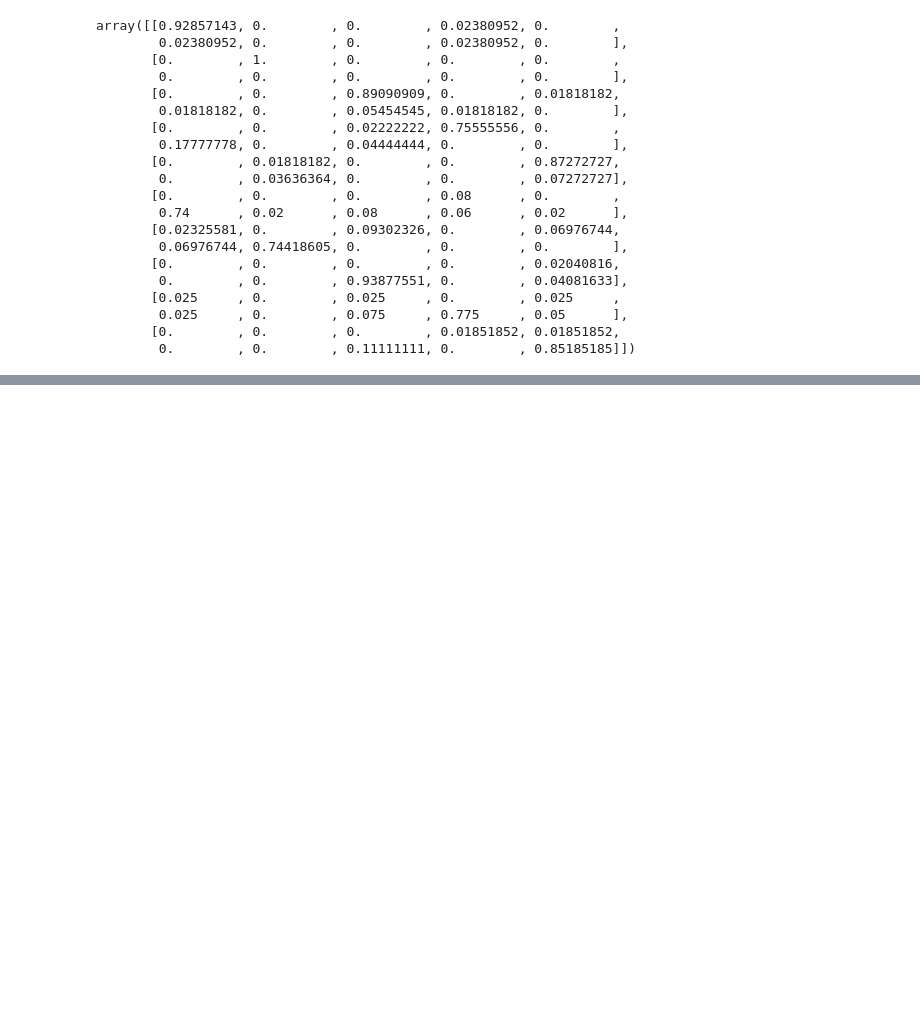
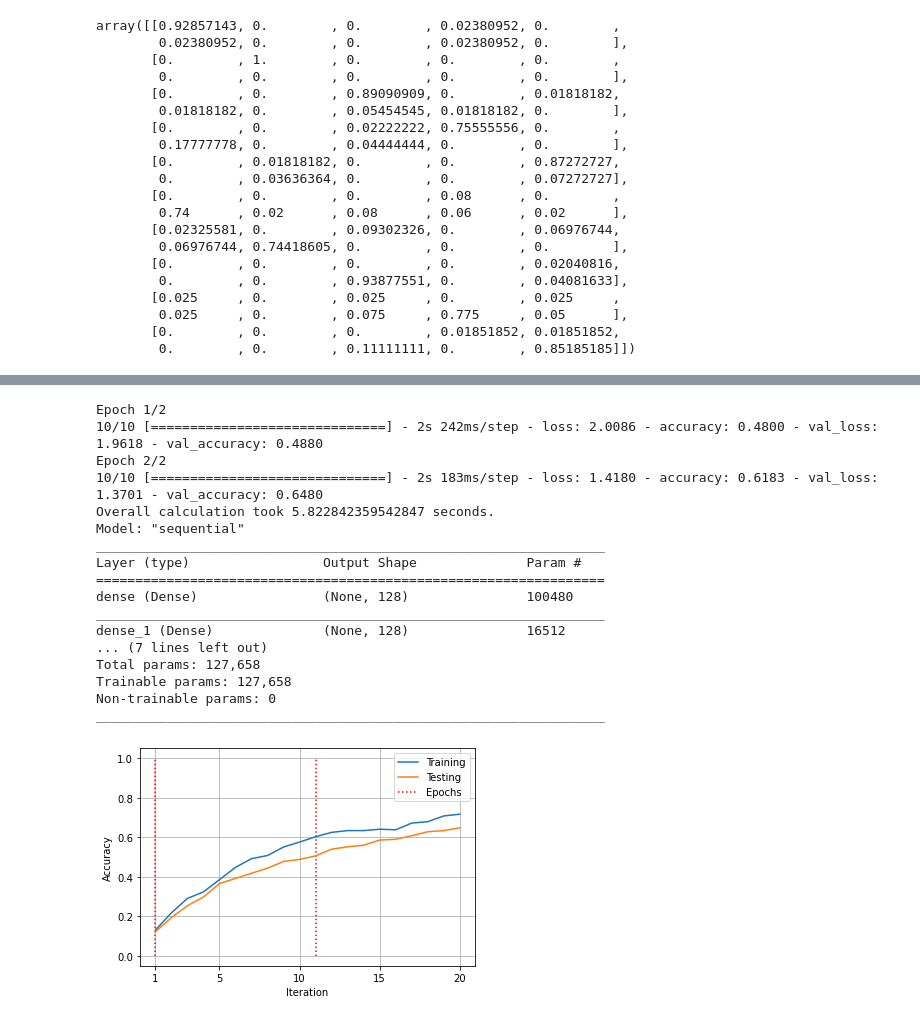
Before and after one commit to moritzlauff/thesis_programming, a Jupyter notebook: code_tests/thesis_test.ipynb, the cells around one changed output, grey strips where cells are left out. Saved outputs shown, nothing was run; the diff lists cells and outputs as text; code cells hidden in the pictures; blank space fills up the shorter version.

Commit message:
accuracy per batch added

```diff
--- a/code_tests/thesis_test.ipynb
+++ b/code_tests/thesis_test.ipynb
@@ -26,4 +27,10 @@ y_train_small = y_train[:1000]
 y_val_small = y_val[:500]
 
 n_cols = X_train_small.shape[1]
+# %%
+layers = 5
+neurons = [128, 128, 64, 32, 10]
+n_cols = X_train_small.shape[1]
+batch_size = 100
+epochs = 10
 # %%
@@ -289 +296,51 @@ print(model.predict(X_val_small[:3]))
   2.5654777e-05 2.9074677e-04 3.9775824e-04 4.5963639e-04 1.5690552e-04]]
+# %%
+model = nn_model_structure(layers = layers,
+                           neurons = neurons,
+                           n_cols = n_cols)
+model = nn_model_compile(model,
+                         optimizer = "adam")
+train_acc = BatchAccuracy((X_train_small,
+                           y_train_small))
+test_acc = BatchAccuracy((X_val_small,
+                          y_val_small))
+start_time = time.time()
+model = nn_model_fit(model,
+                     X_train = X_train_small,
+                     y_train = y_train_small,
+                     X_val = X_val_small,
+                     y_val = y_val_small,
+                     batch_size = 100,                             # change to batch_size
+                     epochs = 2,                                   # change to epochs
+                     callbacks = [train_acc, test_acc]
+                     )
+end_time = time.time()
+print("Overall calculation took {} seconds.".format(end_time - start_time))
+model.summary()
+iteration_list = []
+for epoch in range(2):                                             # change to epochs
+    for b in range(10):                                            # change to int(np.ceil(X_train_small / batch_size))
+        iteration_list.append("Epoch: {}, Batch: {}.".format(epoch+1, b+1))
+nn_plot_iter_acc(train_acc.acc,
+                 test_acc.acc,
+                 iteration_list,
+                 works = True)
+# %% [output]
+Epoch 1/2
+10/10 [==============================] - 2s 242ms/step - loss: 2.0086 - accuracy: 0.4800 - val_loss: 1.9618 - val_accuracy: 0.4880
+Epoch 2/2
+10/10 [==============================] - 2s 183ms/step - loss: 1.4180 - accuracy: 0.6183 - val_loss: 1.3701 - val_accuracy: 0.6480
+Overall calculation took 5.822842359542847 seconds.
+Model: "sequential"
+_________________________________________________________________
+Layer (type)                 Output Shape              Param #
+=================================================================
+dense (Dense)                (None, 128)               100480
+_________________________________________________________________
+dense_1 (Dense)              (None, 128)               16512
+... (7 lines left out)
+Total params: 127,658
+Trainable params: 127,658
+Non-trainable params: 0
+_________________________________________________________________
+[figure, added]
```
Also changed, not shown: parts of 10 cells of this notebook.
